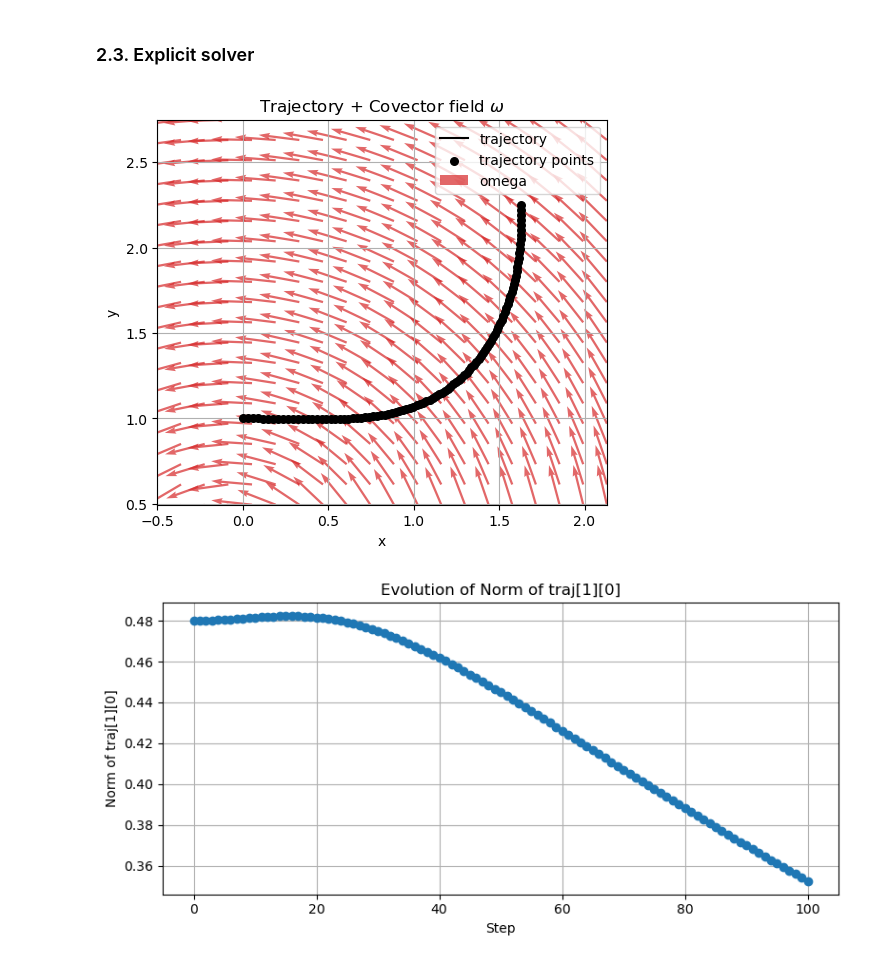
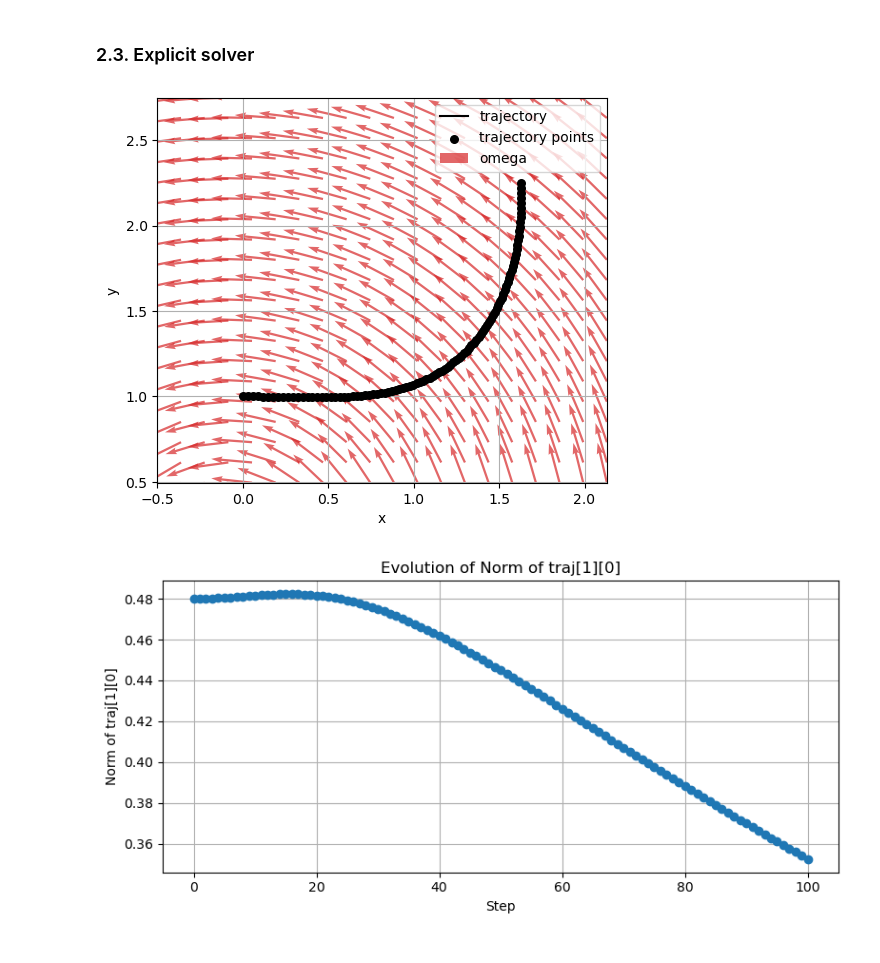
Before and after one commit to abelmaxv/geodesic_toolbox, a Jupyter notebook: internship_experiments/FHMCLegendreBis_identity_metric.ipynb, the cells around one changed output. Saved outputs shown, nothing was run; the diff lists cells and outputs as text; code cells hidden in the pictures.

```diff
--- a/internship_experiments/FHMCLegendreBis_identity_metric.ipynb
+++ b/internship_experiments/FHMCLegendreBis_identity_metric.ipynb
@@ -126,35 +125,34 @@ masked_points = points[mask]
 
 pts_tensor = torch.tensor(masked_points, dtype=torch.float32)
 omega_vecs = omega_form(pts_tensor).detach().numpy()
 
 # ---- Covector field ----
 ax.quiver(
     masked_points[:, 0],
     masked_points[:, 1],
     omega_vecs[:, 0],
     omega_vecs[:, 1],
     angles="xy",
     scale_units="xy",
     scale=2.5,
     color="tab:red",
     width=0.005,
     alpha=0.7,
     label="omega"
 )
 
 # ---- Styling ----
 ax.set_xlim(xmin, xmax)
 ax.set_ylim(ymin, ymax)
 ax.set_aspect("equal")
 ax.set_xlabel("x")
 ax.set_ylabel("y")
-ax.set_title(r"Trajectory + Covector field $\omega$")
 ax.grid(True)
 ax.legend()
 
 plt.show()
 # %% [output]
-[figure, old version]
+[figure, new version]
 # %%
 import matplotlib.pyplot as plt
 import numpy as np
```
Also changed, not shown: parts of 6 cells of this notebook, 12 other files.
